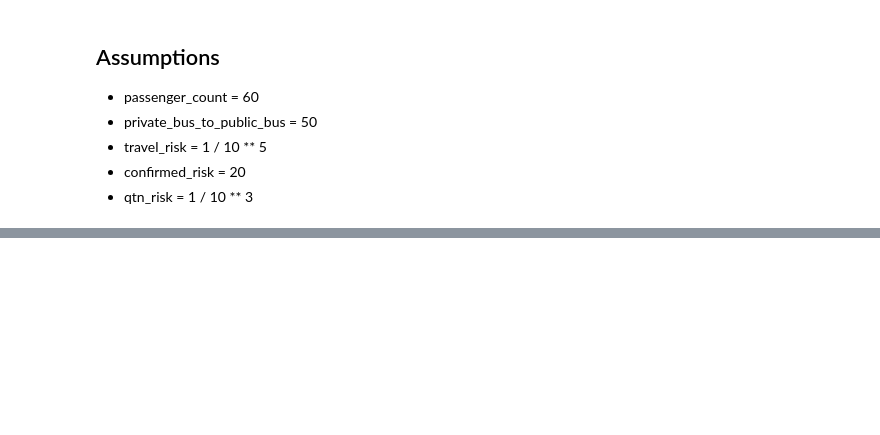
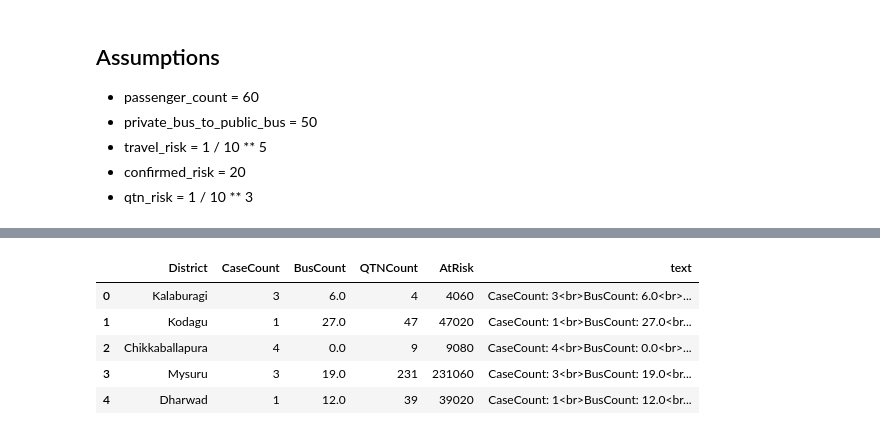
Before and after one commit to meghanabhange/CovidSeer, a Jupyter notebook: _notebooks/2020-04-01-DistrictAnalysisForKA_20200327.ipynb, the cells around one changed output, grey strips where cells are left out. Saved outputs shown, nothing was run; the diff lists cells and outputs as text; code cells hidden in the pictures; blank space fills up the shorter version.

```diff
--- a/_notebooks/2020-04-01-DistrictAnalysisForKA_20200327.ipynb
+++ b/_notebooks/2020-04-01-DistrictAnalysisForKA_20200327.ipynb
@@ -111,0 +110,14 @@ fig.show()
+# %%
+#hide
+df["text"]= "CaseCount: "+df["CaseCount"].astype(str) +"<br>"\
++"BusCount: "+df["BusCount"].astype(str)+"<br>"\
++"QTNCount: "+df["QTNCount"].astype(str)
+
+df.head()
+# %% [output]
+|  | District | CaseCount | BusCount | QTNCount | AtRisk | text |
+| 0 | Kalaburagi | 3 | 6.0 | 4 | 4060 | CaseCount: 3<br>BusCount: 6.0<br>... |
+| 1 | Kodagu | 1 | 27.0 | 47 | 47020 | CaseCount: 1<br>BusCount: 27.0<br... |
+| 2 | Chikkaballapura | 4 | 0.0 | 9 | 9080 | CaseCount: 4<br>BusCount: 0.0<br>... |
+| 3 | Mysuru | 3 | 19.0 | 231 | 231060 | CaseCount: 3<br>BusCount: 19.0<br... |
+| 4 | Dharwad | 1 | 12.0 | 39 | 39020 | CaseCount: 1<br>BusCount: 12.0<br... |
```
Also changed, not shown: parts of 6 cells of this notebook.
